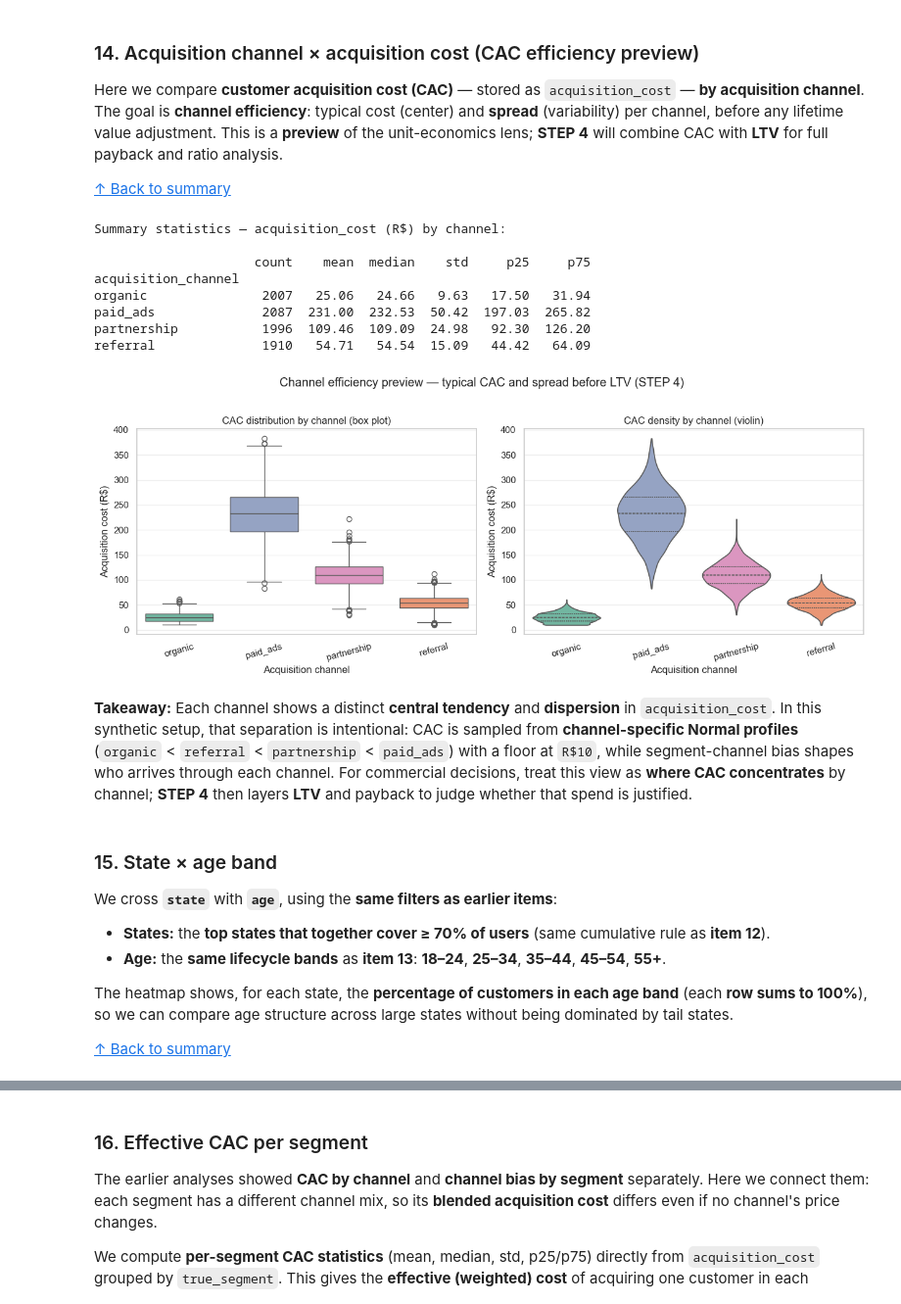
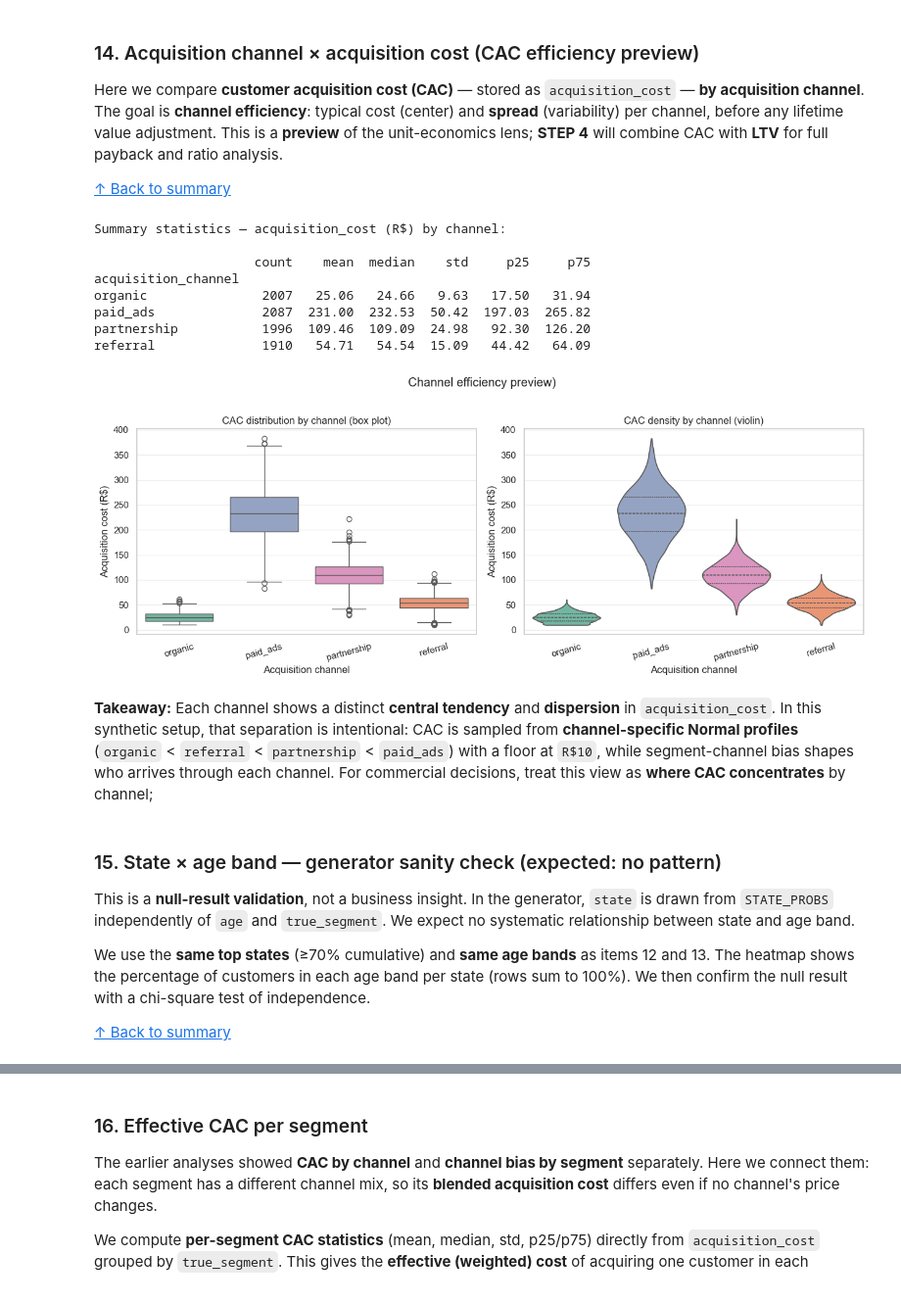
Before and after one commit to pauloabcalcada/fintech-ai-segmentation, a Jupyter notebook: notebooks/1.EDA_demographic_analysis.ipynb, the cells around one changed output, grey strips where cells are left out. Shown at 98% size. Cells and saved outputs as stored; diff of their text form; code cells hidden in the pictures.

```diff
--- a/notebooks/1.EDA_demographic_analysis.ipynb
+++ b/notebooks/1.EDA_demographic_analysis.ipynb
@@ -692,48 +875,45 @@ axes[0].grid(axis="y", alpha=0.3)
 sns.violinplot(
     data=df_customers,
     x="acquisition_channel",
     y="acquisition_cost",
     order=channel_order,
     ax=axes[1],
     hue="acquisition_channel",
     palette="Set2",
     legend=False,
     inner="quartile",
     cut=0,
     dodge=False,
 )
 axes[1].set_title("CAC density by channel (violin)")
 axes[1].set_xlabel("Acquisition channel")
 axes[1].set_ylabel("Acquisition cost (R$)")
 axes[1].tick_params(axis="x", rotation=15)
 axes[1].grid(axis="y", alpha=0.3)
 
-plt.suptitle("Channel efficiency preview — typical CAC and spread before LTV (STEP 4)", y=1.02)
+plt.suptitle("Channel efficiency preview)", y=1.02)
 plt.tight_layout()
 plt.show()
 # %% [output]
 Summary statistics — acquisition_cost (R$) by channel:
 
                      count    mean  median    std     p25     p75
 acquisition_channel
 organic               2007   25.06   24.66   9.63   17.50   31.94
 paid_ads              2087  231.00  232.53  50.42  197.03  265.82
 partnership           1996  109.46  109.09  24.98   92.30  126.20
 referral              1910   54.71   54.54  15.09   44.42   64.09
-[figure, old version]
+[figure, new version]
 # %% [markdown]
-**Takeaway:** Each channel shows a distinct **central tendency** and **dispersion** in `acquisition_cost`. In this synthetic setup, that separation is intentional: CAC is sampled from **channel-specific Normal profiles** (`organic` < `referral` < `partnership` < `paid_ads`) with a floor at `R$10`, while segment-channel bias shapes who arrives through each channel. For commercial decisions, treat this view as **where CAC concentrates** by channel; **STEP 4** then layers **LTV** and payback to judge whether that spend is justified.
+**Takeaway:** Each channel shows a distinct **central tendency** and **dispersion** in `acquisition_cost`. In this synthetic setup, that separation is intentional: CAC is sampled from **channel-specific Normal profiles** (`organic` < `referral` < `partnership` < `paid_ads`) with a floor at `R$10`, while segment-channel bias shapes who arrives through each channel. For commercial decisions, treat this view as **where CAC concentrates** by channel;
 # %% [markdown]
 <a id="q15"></a>
 
-### 15. State × age band
+### 15. State × age band — generator sanity check (expected: no pattern)
 
-We cross **`state`** with **`age`**, using the **same filters as earlier items**:
+This is a **null-result validation**, not a business insight. In the generator, `state` is drawn from `STATE_PROBS` independently of `age` and `true_segment`. We expect no systematic relationship between state and age band.
 
-- **States:** the **top states that together cover ≥ 70% of users** (same cumulative rule as **item 12**).
-- **Age:** the **same lifecycle bands** as **item 13**: **18–24**, **25–34**, **35–44**, **45–54**, **55+**.
-
-The heatmap shows, for each state, the **percentage of customers in each age band** (each **row sums to 100%**), so we can compare age structure across large states without being dominated by tail states.
+We use the **same top states** (≥70% cumulative) and **same age bands** as items 12 and 13. The heatmap shows the percentage of customers in each age band per state (rows sum to 100%). We then confirm the null result with a chi-square test of independence.
 
 [↑ Back to summary](#summary)
 # %%
```
Also changed, not shown: parts of 21 cells of this notebook, 7 other files.
